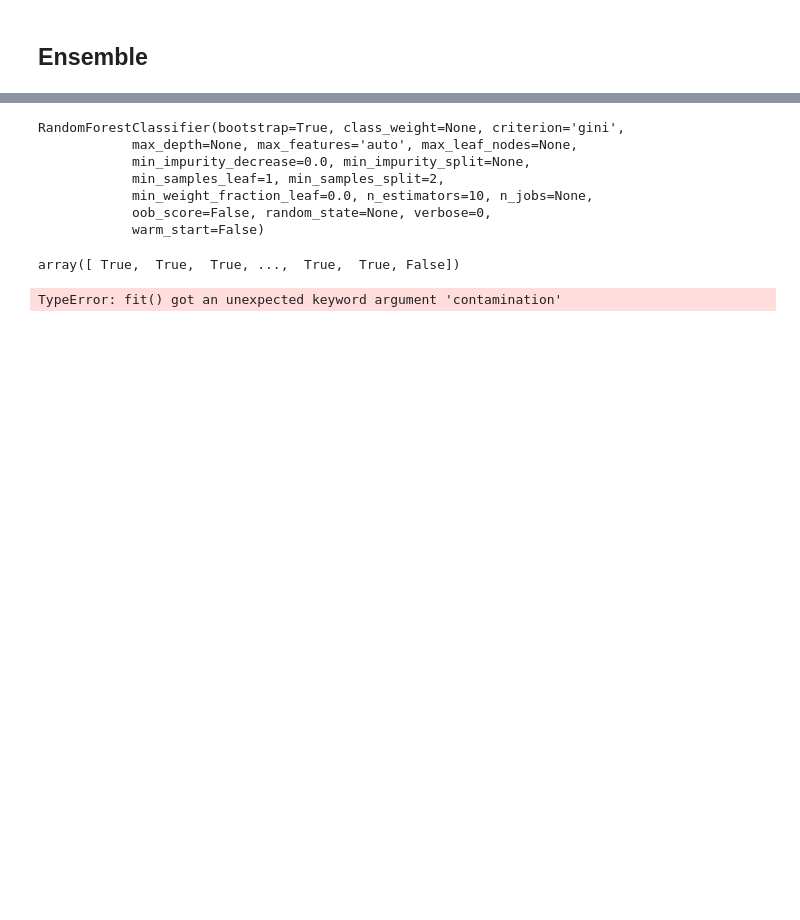
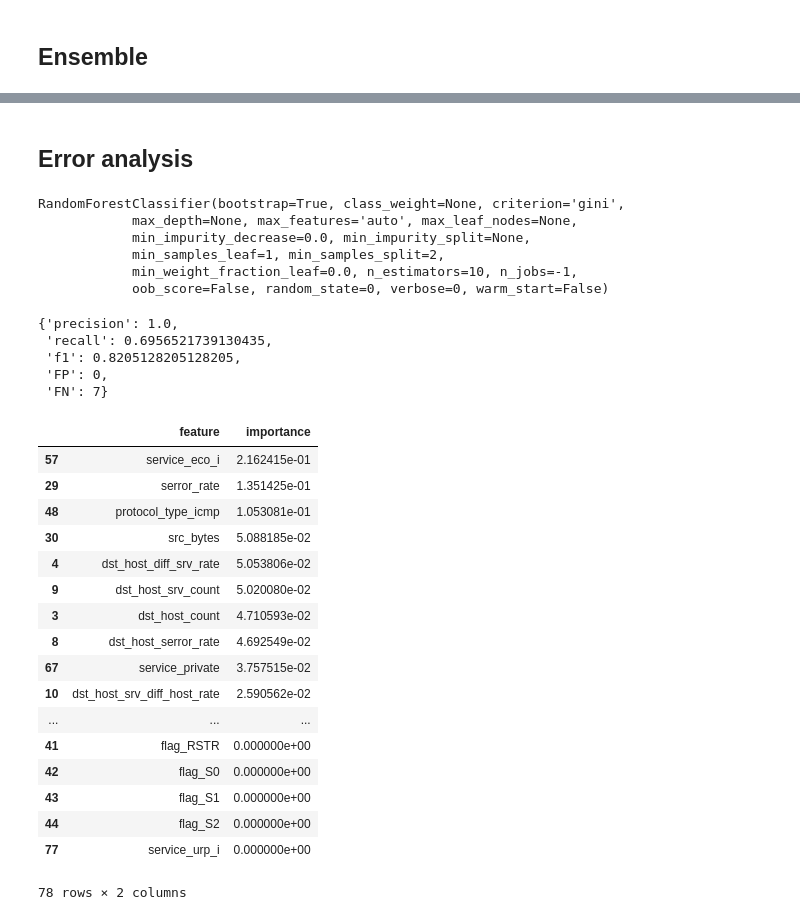
Before and after one commit to amirziai/cs221-ai-project, a Jupyter notebook: final.ipynb, the cells around one changed output, grey strips where cells are left out. Drawn from its saved outputs; the diff is of its cells as text; code cells hidden in the pictures; blank space fills up the shorter version.

```diff
--- a/final.ipynb
+++ b/final.ipynb
@@ -263,19 +211,47 @@ clf = RandomForestClassifier()
-# %%
-clf.fit(ni.splits['smurf.']['x_train'], ni.splits['smurf.']['y_train'])
-# %% [output]
-RandomForestClassifier(bootstrap=True, class_weight=None, criterion='gini',
-            max_depth=None, max_features='auto', max_leaf_nodes=None,
-            min_impurity_decrease=0.0, min_impurity_split=None,
-            min_samples_leaf=1, min_samples_split=2,
-            min_weight_fraction_leaf=0.0, n_estimators=10, n_jobs=None,
-            oob_score=False, random_state=None, verbose=0,
-            warm_start=False)
-# %%
-clf.predict(ni.splits['smurf.']['x_dev'])
-# %% [output]
-array([ True,  True,  True, ...,  True,  True, False])
-# %%
-iforest = IsolationForest(contamination=0.1)
-iforest.fit(ni.splits['smurf.']['x_train'], )
-# %% [output]
-TypeError: fit() got an unexpected keyword argument 'contamination'
+# %% [markdown]
+## Error analysis
+# %%
+label = 'nmap.'
+active_learning_data = ni._active_learning_data_split(label)
+clf = ni.active_learning_rf
+clf.fit(active_learning_data.x_train_start,
+       active_learning_data.y_train_start)
+# %% [output]
+RandomForestClassifier(bootstrap=True, class_weight=None, criterion='gini',
+            max_depth=None, max_features='auto', max_leaf_nodes=None,
+            min_impurity_decrease=0.0, min_impurity_split=None,
+            min_samples_leaf=1, min_samples_split=2,
+            min_weight_fraction_leaf=0.0, n_estimators=10, n_jobs=-1,
+            oob_score=False, random_state=0, verbose=0, warm_start=False)
+# %%
+predictions = clf.predict(active_learning_data.x_dev)
+ni._get_metrics(active_learning_data.y_dev,
+                predictions, None)
+# %% [output]
+{'precision': 1.0,
+ 'recall': 0.6956521739130435,
+ 'f1': 0.8205128205128205,
+ 'FP': 0,
+ 'FN': 7}
+# %%
+pd.DataFrame({'feature': ni.splits['nmap.']['x_train'].columns,
+             'importance': clf.feature_importances_}).sort_values(by='importance', ascending=False)
+# %% [output]
+|  | feature | importance |
+| 57 | service_eco_i | 2.162415e-01 |
+| 29 | serror_rate | 1.351425e-01 |
+| 48 | protocol_type_icmp | 1.053081e-01 |
+| 30 | src_bytes | 5.088185e-02 |
+| 4 | dst_host_diff_srv_rate | 5.053806e-02 |
+| 9 | dst_host_srv_count | 5.020080e-02 |
+| 3 | dst_host_count | 4.710593e-02 |
+| 8 | dst_host_serror_rate | 4.692549e-02 |
+| 67 | service_private | 3.757515e-02 |
+| 10 | dst_host_srv_diff_host_rate | 2.590562e-02 |
+| ... | ... | ... |
+| 41 | flag_RSTR | 0.000000e+00 |
+| 42 | flag_S0 | 0.000000e+00 |
+| 43 | flag_S1 | 0.000000e+00 |
+| 44 | flag_S2 | 0.000000e+00 |
+| 77 | service_urp_i | 0.000000e+00 |
+78 rows × 2 columns
```
Also changed, not shown: parts of 11 cells of this notebook, 20 other files.
